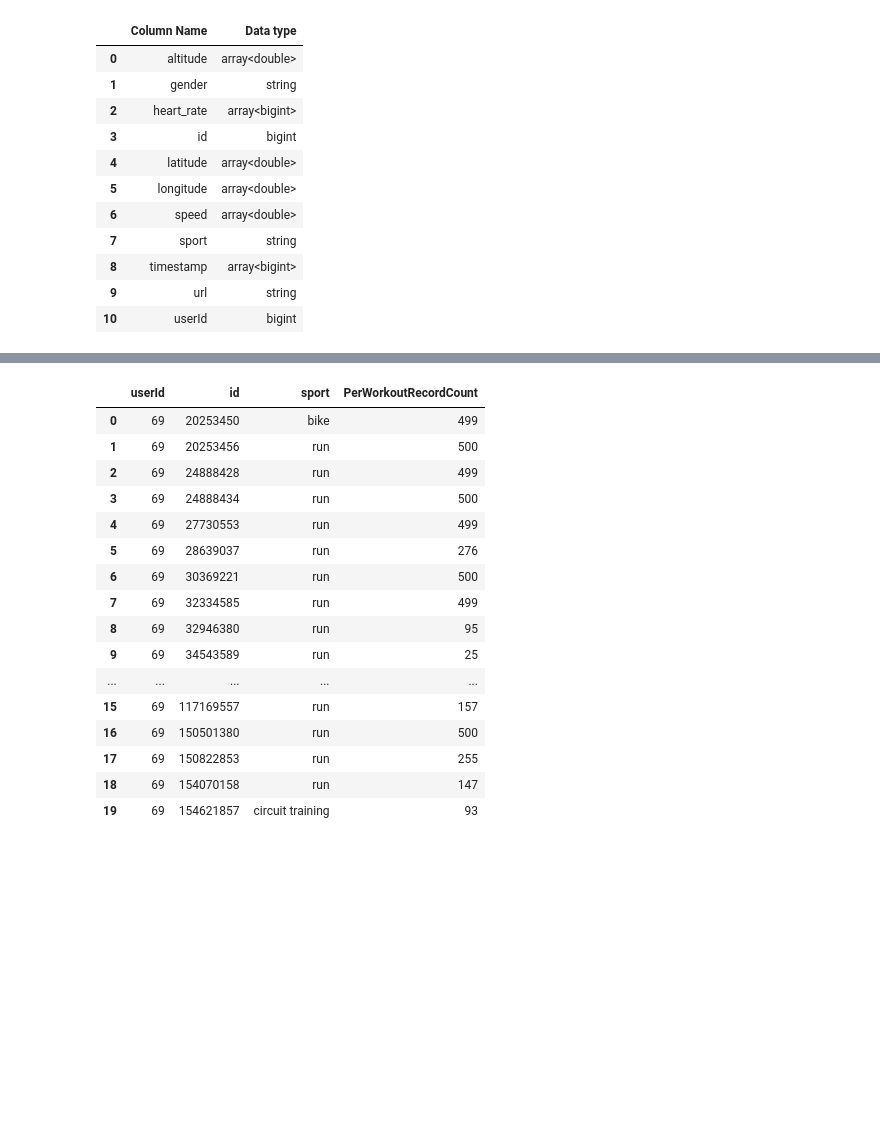
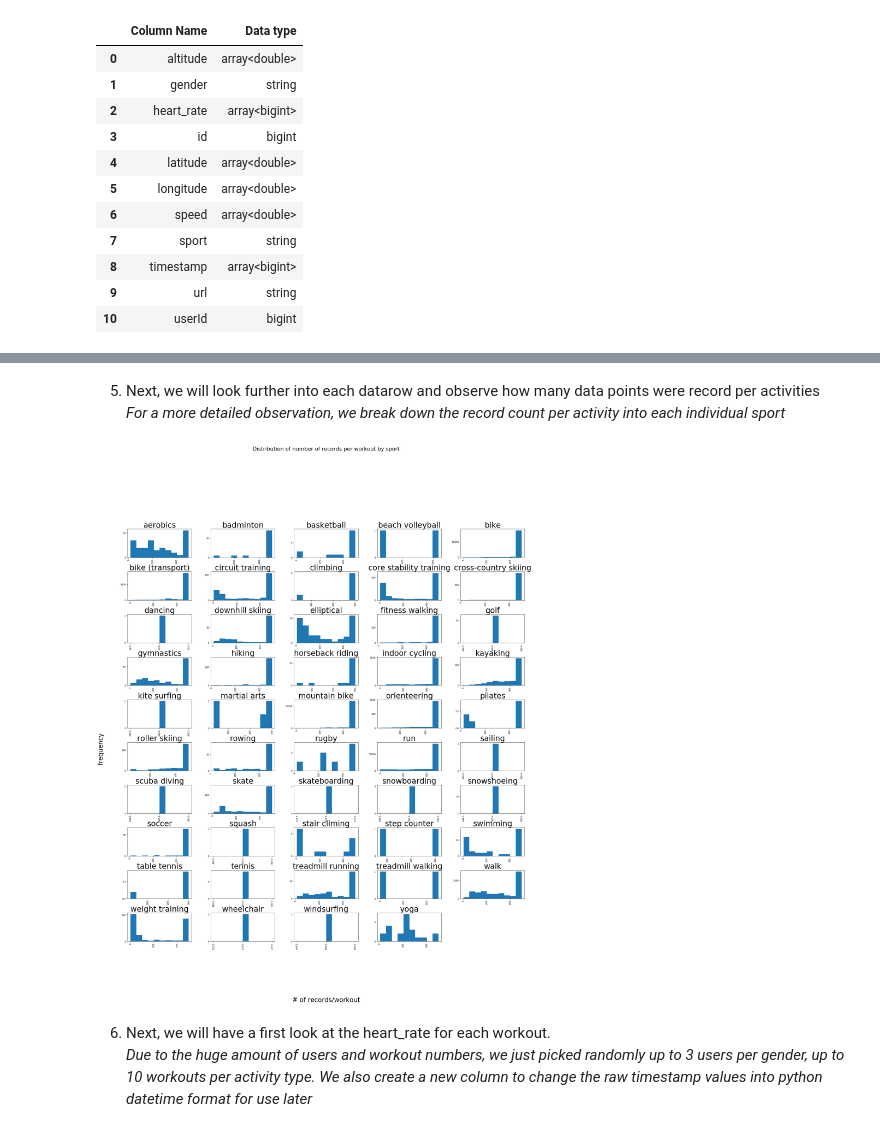
Before and after one commit to TuanTTranCS/concordia-bigdata-project, a Jupyter notebook: BigData_Project_Explore.ipynb, the cells around one changed output, grey strips where cells are left out. Saved outputs shown, nothing was run; the diff lists cells and outputs as text; code cells hidden in the pictures; blank space fills up the shorter version.

```diff
--- a/BigData_Project_Explore.ipynb
+++ b/BigData_Project_Explore.ipynb
@@ -178,23 +188,28 @@ List of all activities:
-# %%
-df = df.withColumn('PerWorkoutRecordCount', size(col('timestamp')))
-
-df.select('userId', 'id', 'sport','PerWorkoutRecordCount')\
-   .distinct().orderBy(['userId', 'id']).limit(20).toPandas()
-# %% [output]
-|  | userId | id | sport | PerWorkoutRecordCount |
-| 0 | 69 | 20253450 | bike | 499 |
-| 1 | 69 | 20253456 | run | 500 |
-| 2 | 69 | 24888428 | run | 499 |
-| 3 | 69 | 24888434 | run | 500 |
-| 4 | 69 | 27730553 | run | 499 |
-| 5 | 69 | 28639037 | run | 276 |
-| 6 | 69 | 30369221 | run | 500 |
-| 7 | 69 | 32334585 | run | 499 |
-| 8 | 69 | 32946380 | run | 95 |
-| 9 | 69 | 34543589 | run | 25 |
-| ... | ... | ... | ... | ... |
-| 15 | 69 | 117169557 | run | 157 |
-| 16 | 69 | 150501380 | run | 500 |
-| 17 | 69 | 150822853 | run | 255 |
-| 18 | 69 | 154070158 | run | 147 |
-| 19 | 69 | 154621857 | circuit training | 93 |
+# %% [markdown]
+5. Next, we will look further into each datarow and observe how many data points were record per activities <br />
+*For a more detailed observation, we break down the record count per activity into each individual sport*
+# %%
+df = df.withColumn('PerWorkoutRecordCount', size(col('timestamp')))
+fig = plt.figure(figsize=(28, 31)) #
+grid_size = (10,5)
+ax = plt.subplot2grid(grid_size, (0,0), colspan=1, rowspan=1)
+#fig, axes = plt.subplots()
+
+PerWorkoutRecordCount_dist = df.select('PerWorkoutRecordCount', 'sport').toPandas().hist(
+    column='PerWorkoutRecordCount', bins=10, sharex = False, grid=True, xlabelsize=9, ylabelsize=9, by='sport', ax = ax,
+    layout = (10, 5), figsize=(4,6)
+    )
+
+#for ax in PerWorkoutRecordCount_dist.flatten():
+#    a = ax.set_xlabel("# of records/workout")
+#    b = ax.set_ylabel("Frequency")
+z = plt.suptitle('Distribution of number of records per workout by sport', x=0.5, y=1.05, ha='center', fontsize='small')
+y = fig.text(0.5, 0.04, '# of records/workout', ha='center')
+z  =fig.text(0.04, 0.5, 'frequency', va='center', rotation='vertical')
+#plt.show()
+# %% [output]
+[figure, added]
+# %% [markdown]
+6. Next, we will have a first look at the heart_rate for each workout. <br />
+*Due to the huge amount of users and workout numbers, we just picked randomly up to 3 users per gender, up to 10 workouts per activity type.
+We also create a new column to change the raw timestamp values into python datetime format for use later*
```
Also changed, not shown: parts of 18 cells of this notebook.
